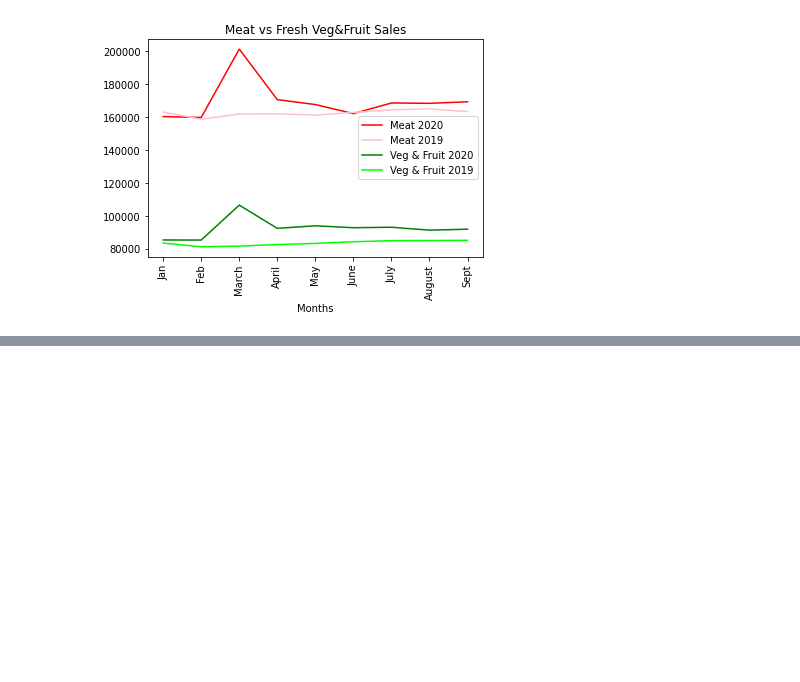
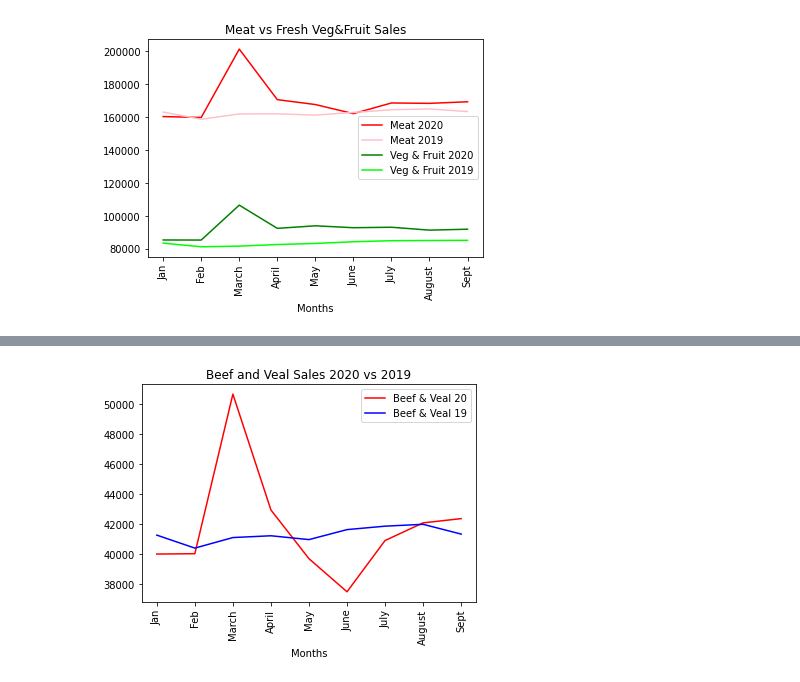
Before and after one commit to staceywai/bootcamp-project, a Jupyter notebook: Meat&VegSales.ipynb, the cells around one changed output, grey strips where cells are left out. Saved outputs shown, nothing was run; the diff lists cells and outputs as text; code cells hidden in the pictures; blank space fills up the shorter version.

```diff
--- a/Meat&VegSales.ipynb
+++ b/Meat&VegSales.ipynb
@@ -90,0 +221,17 @@ plt.show()
+# %%
+months = ["Jan","Feb","March","April","May","June","July","August","Sept"]
+beefveal20, = plt.plot(months, meat_df.loc['Beef and veal',["2020M01","2020M02","2020M03","2020M04","2020M05","2020M06","2020M07","2020M08","2020M09"]],
+                        color="red", label="Beef & Veal 20")
+
+beefveal19, = plt.plot(months, meat_df.loc['Beef and veal',["2019M01","2019M02","2019M03","2019M04","2019M05","2019M06","2019M07","2019M08","2019M09"]],
+                        color="blue", label="Beef & Veal 19")
+
+
+# Create a legend for our chart
+plt.legend(handles=[beefveal20, beefveal19], loc="best")
+plt.title("Beef and Veal Sales 2020 vs 2019")
+plt.xlabel("Months")
+plt.xticks(rotation="vertical")
+plt.show()
+# %% [output]
+[figure, added]
```
Also changed, not shown: parts of 15 cells of this notebook, 1 other file.
